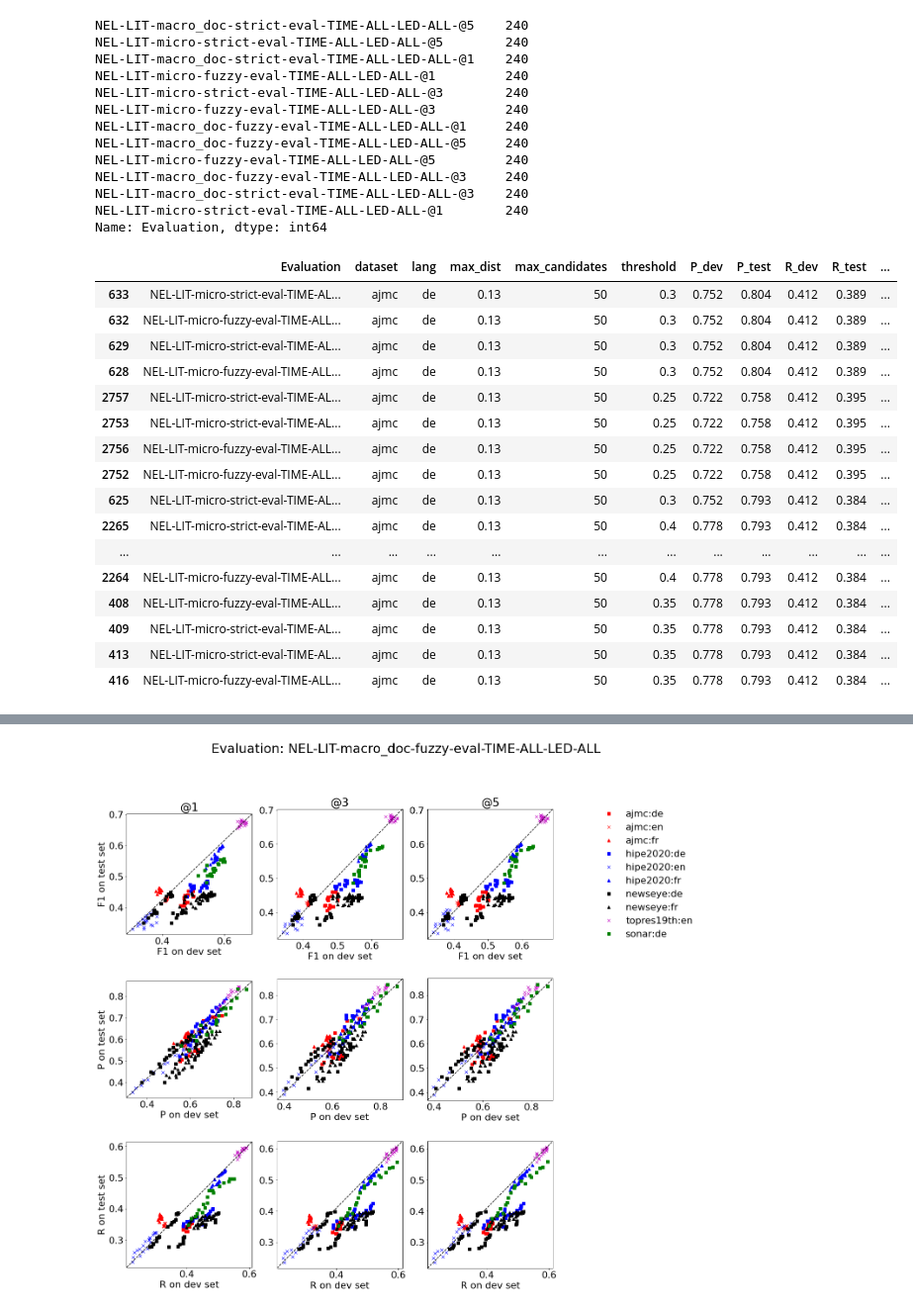
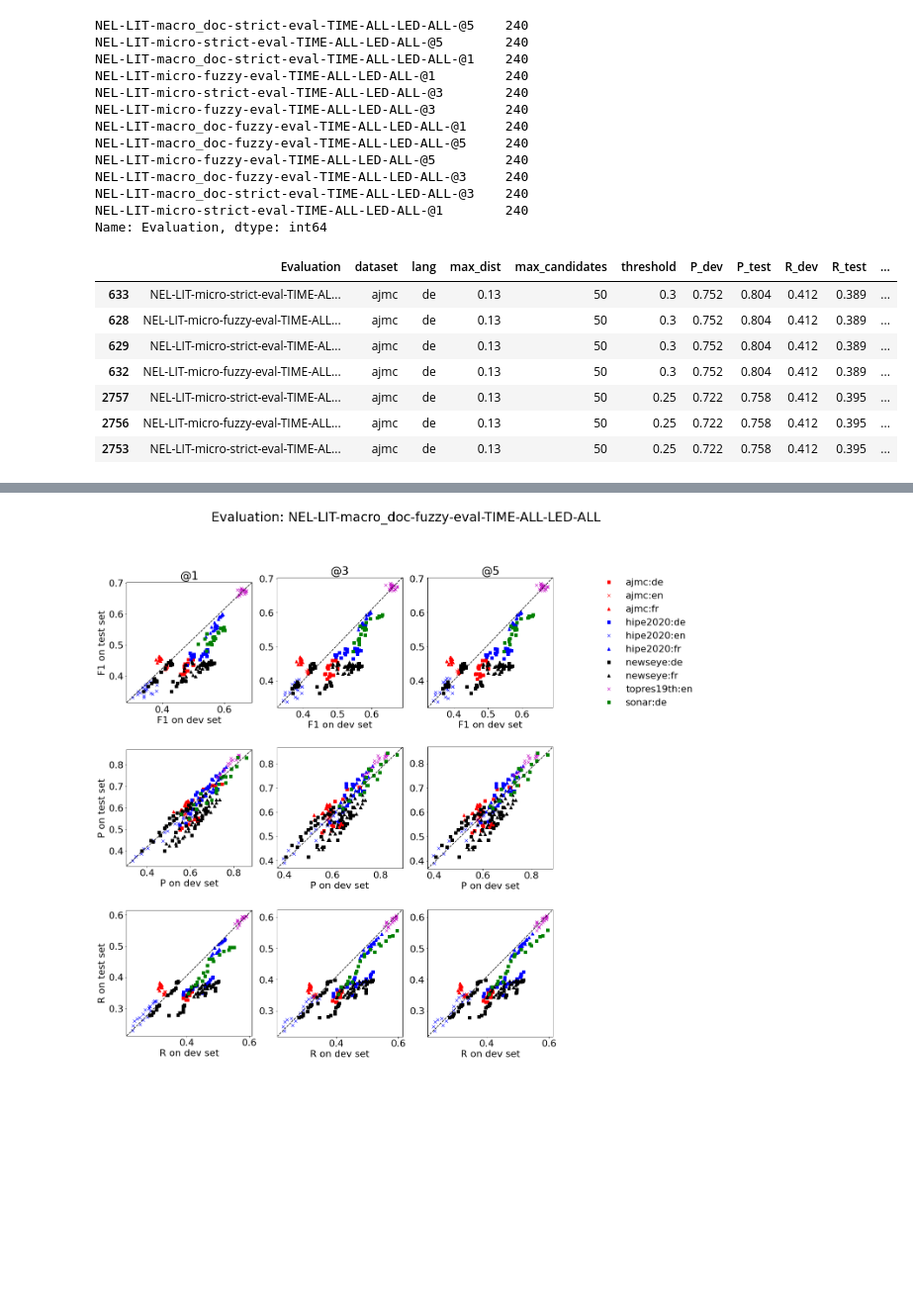
Before and after one commit to qurator-spk/sbb_ned, a Jupyter notebook: notebook/HIPE-2022.ipynb, the cells around one changed output, grey strips where cells are left out. Shown at 99% size. Cells and saved outputs as stored; diff of their text form; code cells hidden in the pictures; blank space fills up the shorter version.

```diff
--- a/notebook/HIPE-2022.ipynb
+++ b/notebook/HIPE-2022.ipynb
@@ -41,24 +41,15 @@ NEL-LIT-macro_doc-strict-eval-TIME-ALL-LED-ALL-@3    240
 NEL-LIT-micro-strict-eval-TIME-ALL-LED-ALL-@1        240
 Name: Evaluation, dtype: int64
 # %%
-for d, part in df_merge.groupby('dataset'):
-    display(HTML(part.sort_values('F1_test', ascending=False).head(20).to_html(escape=False)))
+for d, part in df_merge.groupby(['dataset', 'lang']):
+    display(HTML(part.sort_values('F1_test', ascending=False).head(7).to_html(escape=False)))
 # %% [output]
 |  | Evaluation | dataset | lang | max_dist | max_candidates | threshold | P_dev | P_test | R_dev | R_test | ... |
 | 633 | NEL-LIT-micro-strict-eval-TIME-AL... | ajmc | de | 0.13 | 50 | 0.3 | 0.752 | 0.804 | 0.412 | 0.389 | ... |
+| 628 | NEL-LIT-micro-fuzzy-eval-TIME-ALL... | ajmc | de | 0.13 | 50 | 0.3 | 0.752 | 0.804 | 0.412 | 0.389 | ... |
+| 629 | NEL-LIT-micro-strict-eval-TIME-AL... | ajmc | de | 0.13 | 50 | 0.3 | 0.752 | 0.804 | 0.412 | 0.389 | ... |
 | 632 | NEL-LIT-micro-fuzzy-eval-TIME-ALL... | ajmc | de | 0.13 | 50 | 0.3 | 0.752 | 0.804 | 0.412 | 0.389 | ... |
-| 629 | NEL-LIT-micro-strict-eval-TIME-AL... | ajmc | de | 0.13 | 50 | 0.3 | 0.752 | 0.804 | 0.412 | 0.389 | ... |
-| 628 | NEL-LIT-micro-fuzzy-eval-TIME-ALL... | ajmc | de | 0.13 | 50 | 0.3 | 0.752 | 0.804 | 0.412 | 0.389 | ... |
 | 2757 | NEL-LIT-micro-strict-eval-TIME-AL... | ajmc | de | 0.13 | 50 | 0.25 | 0.722 | 0.758 | 0.412 | 0.395 | ... |
+| 2756 | NEL-LIT-micro-fuzzy-eval-TIME-ALL... | ajmc | de | 0.13 | 50 | 0.25 | 0.722 | 0.758 | 0.412 | 0.395 | ... |
 | 2753 | NEL-LIT-micro-strict-eval-TIME-AL... | ajmc | de | 0.13 | 50 | 0.25 | 0.722 | 0.758 | 0.412 | 0.395 | ... |
-| 2756 | NEL-LIT-micro-fuzzy-eval-TIME-ALL... | ajmc | de | 0.13 | 50 | 0.25 | 0.722 | 0.758 | 0.412 | 0.395 | ... |
-| 2752 | NEL-LIT-micro-fuzzy-eval-TIME-ALL... | ajmc | de | 0.13 | 50 | 0.25 | 0.722 | 0.758 | 0.412 | 0.395 | ... |
-| 625 | NEL-LIT-micro-strict-eval-TIME-AL... | ajmc | de | 0.13 | 50 | 0.3 | 0.752 | 0.793 | 0.412 | 0.384 | ... |
-| 2265 | NEL-LIT-micro-strict-eval-TIME-AL... | ajmc | de | 0.13 | 50 | 0.4 | 0.778 | 0.793 | 0.412 | 0.384 | ... |
-| ... | ... | ... | ... | ... | ... | ... | ... | ... | ... | ... | ... |
-| 2264 | NEL-LIT-micro-fuzzy-eval-TIME-ALL... | ajmc | de | 0.13 | 50 | 0.4 | 0.778 | 0.793 | 0.412 | 0.384 | ... |
-| 408 | NEL-LIT-micro-fuzzy-eval-TIME-ALL... | ajmc | de | 0.13 | 50 | 0.35 | 0.778 | 0.793 | 0.412 | 0.384 | ... |
-| 409 | NEL-LIT-micro-strict-eval-TIME-AL... | ajmc | de | 0.13 | 50 | 0.35 | 0.778 | 0.793 | 0.412 | 0.384 | ... |
-| 413 | NEL-LIT-micro-strict-eval-TIME-AL... | ajmc | de | 0.13 | 50 | 0.35 | 0.778 | 0.793 | 0.412 | 0.384 | ... |
-| 416 | NEL-LIT-micro-fuzzy-eval-TIME-ALL... | ajmc | de | 0.13 | 50 | 0.35 | 0.778 | 0.793 | 0.412 | 0.384 | ... |
 |  | Evaluation | dataset | lang | max_dist | max_candidates | threshold | P_dev | P_test | R_dev | R_test | ... |
```
Also changed, not shown: parts of 1 cell of this notebook.
